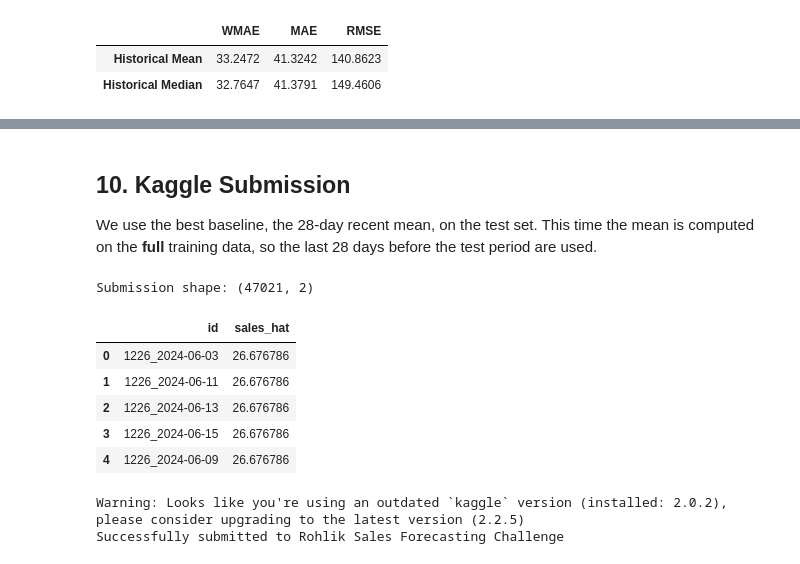
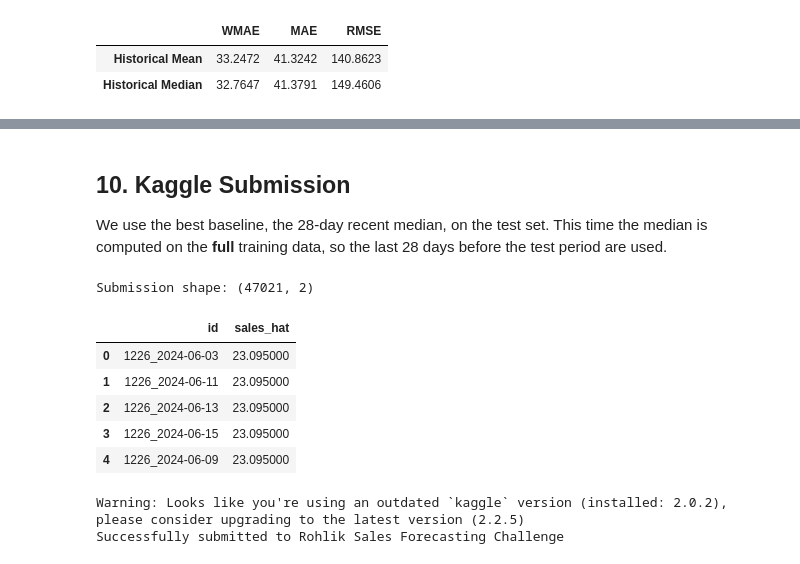
Before and after one commit to KtoxTheNisa/GROUP51_CENG313, a Jupyter notebook: assignment1_eda_baseline.ipynb, the cells around one changed output, grey strips where cells are left out. Saved outputs shown, nothing was run; the diff lists cells and outputs as text; code cells hidden in the pictures.

```diff
--- a/assignment1_eda_baseline.ipynb
+++ b/assignment1_eda_baseline.ipynb
@@ -461,14 +501,14 @@ The result is not simple:
 
 However, this plot compares different products across discount groups, and low discounts may be used mostly on products that normally sell less. Below we compare each product with its own average sales to remove this product mix effect.
 # %%
-#discount groups have different products, so compare each product with its own mean sales
-
-train_merged["sales_rel"] = train_merged["sales"] / train_merged.groupby("unique_id")["sales"].transform("mean")
-disc_rel = train_merged.groupby("discount_group", observed=False)["sales_rel"].mean()
-print(disc_rel)
+#discount groups have different products, so divide each sale by the product's own average
+product_mean = train_merged.groupby("unique_id")["sales"].mean()
+train_merged["norm_sales"] = train_merged["sales"] / train_merged["unique_id"].map(product_mean)
+disc_norm = train_merged.groupby("discount_group", observed=False)["norm_sales"].mean()
+print(disc_norm)
 
 plt.figure(figsize=(8, 4))
-sns.barplot(x=disc_rel.index, y=disc_rel.values)
+sns.barplot(x=disc_norm.index, y=disc_norm.values)
 
 plt.axhline(1, color="red", linestyle="--") #1 means normal sales of the product
 plt.title("Relative Sales by Discount Level (Within Product)")
@@ -565,20 +637,20 @@ plt.show()
 # %% [markdown]
 ## 10. Kaggle Submission
 
-We use the best baseline, the 28-day recent mean, on the test set. This time the mean is computed on the **full** training data, so the last 28 days before the test period are used.
+We use the best baseline, the 28-day recent median, on the test set. This time the median is computed on the **full** training data, so the last 28 days before the test period are used.
 # %%
-#save submission file using recent mean (best wmae on validation)
-test_preds = predict_recent_mean_baseline(train_merged, test_merged)
-sub = save_submission(test_merged, test_preds, filename="submission_baseline.csv")
+#save submission file using recent median (best wmae on validation)
+test_preds = predict_recent_median_baseline(train_merged, test_merged)
+sub = save_submission(test_merged, test_preds, filename="submission_recent_median.csv")
 print("Submission shape:", sub.shape)
 sub.head(5)
 # %% [output]
 Submission shape: (47021, 2)
 |  | id | sales_hat |
-| 0 | 1226_2024-06-03 | 26.676786 |
-| 1 | 1226_2024-06-11 | 26.676786 |
-| 2 | 1226_2024-06-13 | 26.676786 |
-| 3 | 1226_2024-06-15 | 26.676786 |
-| 4 | 1226_2024-06-09 | 26.676786 |
+| 0 | 1226_2024-06-03 | 23.095000 |
+| 1 | 1226_2024-06-11 | 23.095000 |
+| 2 | 1226_2024-06-13 | 23.095000 |
+| 3 | 1226_2024-06-15 | 23.095000 |
+| 4 | 1226_2024-06-09 | 23.095000 |
 # %%
 #submit to kaggle as late submission
```
Also changed, not shown: parts of 20 cells of this notebook, 2 other files.
